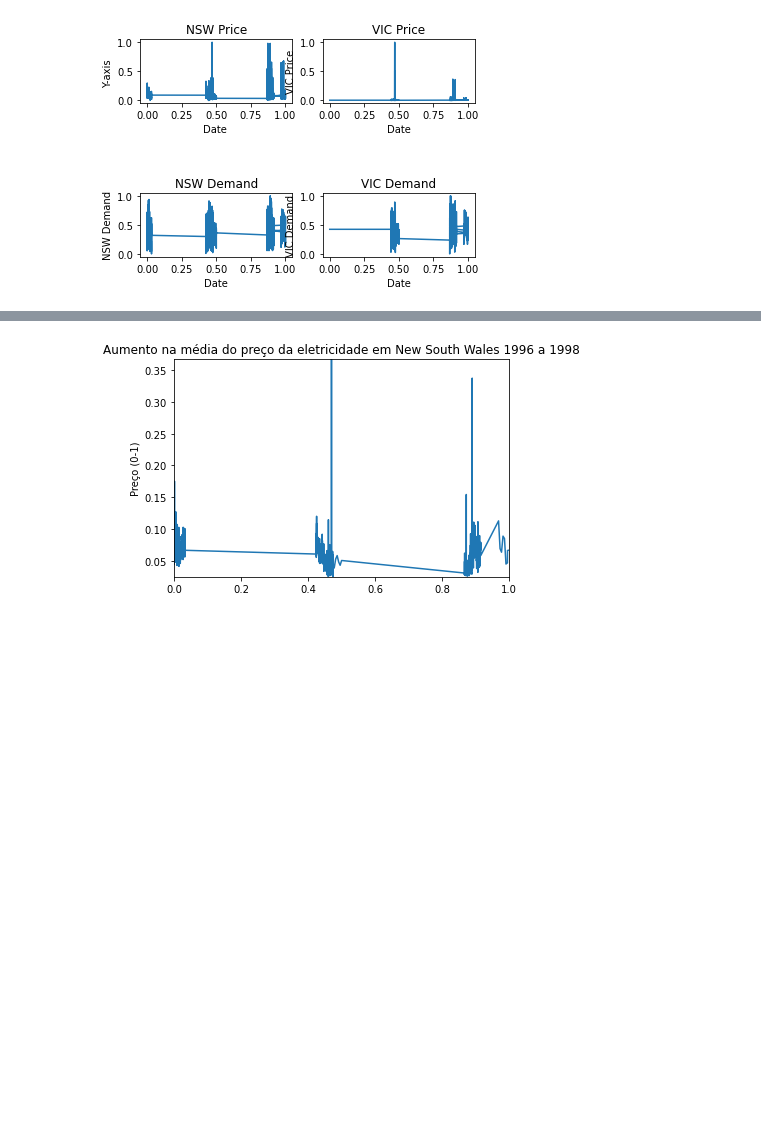
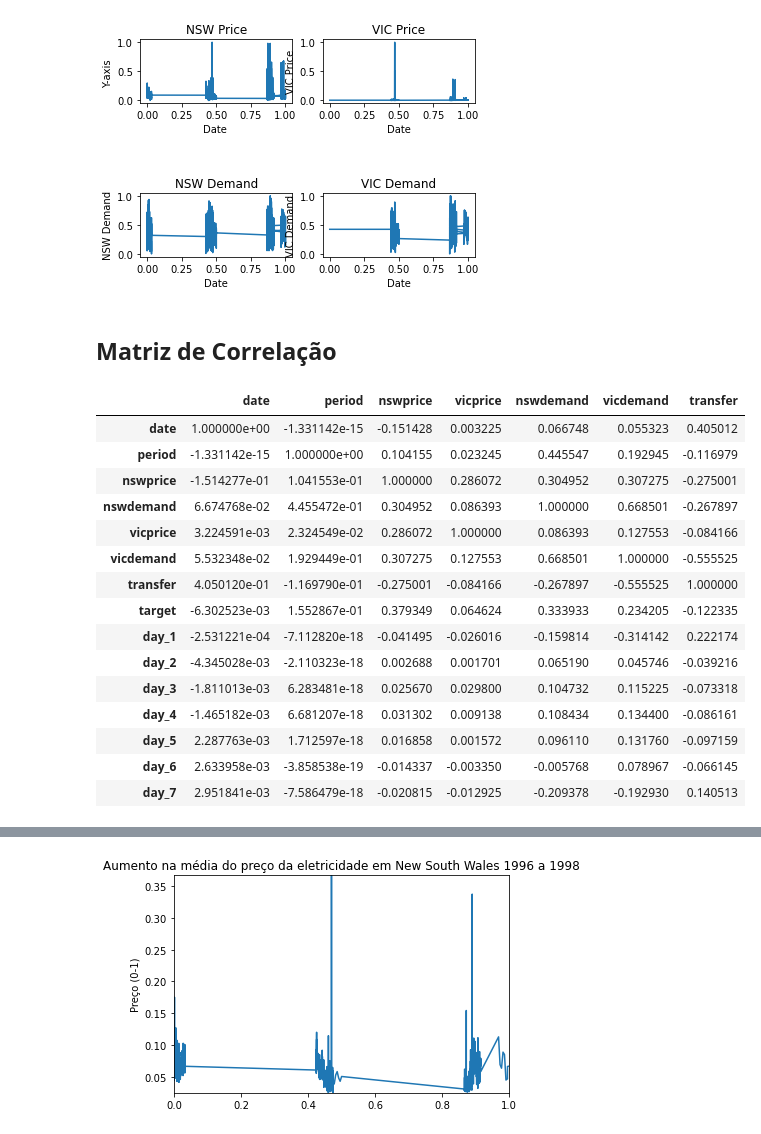
Before and after one commit to fernandops21/Case-Electricty, a Jupyter notebook: Case Electricity - Genial .ipynb, the cells around one changed output, grey strips where cells are left out. Drawn from its saved outputs; the diff is of its cells as text; code cells hidden in the pictures; blank space fills up the shorter version.

```diff
--- a/Case Electricity - Genial .ipynb
+++ b/Case Electricity - Genial .ipynb
@@ -72,5 +101,3 @@ transfer      float64
 class        category
 target          int32
 dtype: object
-# %%
-df["day"] = pd.to_numeric(df["day"])
@@ -90,0 +110,5 @@ Name: target, dtype: float64
+# %%
+df = df.drop('class', axis=1)
+df = pd.get_dummies(df, drop_first=False)
+
+df.head()
@@ -117,3 +150,25 @@ plt.ylabel('VIC Demand')
 plt.show()
 # %% [output]
 [figure]
+# %% [markdown]
+## Matriz de Correlação
+# %%
+correlation_matrix = df.corr()
+correlation_matrix[["date","period","nswprice","vicprice","nswdemand","vicdemand","transfer"]]
+# %% [output]
+|  | date | period | nswprice | vicprice | nswdemand | vicdemand | transfer |
+| date | 1.000000e+00 | -1.331142e-15 | -0.151428 | 0.003225 | 0.066748 | 0.055323 | 0.405012 |
+| period | -1.331142e-15 | 1.000000e+00 | 0.104155 | 0.023245 | 0.445547 | 0.192945 | -0.116979 |
+| nswprice | -1.514277e-01 | 1.041553e-01 | 1.000000 | 0.286072 | 0.304952 | 0.307275 | -0.275001 |
+| nswdemand | 6.674768e-02 | 4.455472e-01 | 0.304952 | 0.086393 | 1.000000 | 0.668501 | -0.267897 |
+| vicprice | 3.224591e-03 | 2.324549e-02 | 0.286072 | 1.000000 | 0.086393 | 0.127553 | -0.084166 |
+| vicdemand | 5.532348e-02 | 1.929449e-01 | 0.307275 | 0.127553 | 0.668501 | 1.000000 | -0.555525 |
+| transfer | 4.050120e-01 | -1.169790e-01 | -0.275001 | -0.084166 | -0.267897 | -0.555525 | 1.000000 |
+| target | -6.302523e-03 | 1.552867e-01 | 0.379349 | 0.064624 | 0.333933 | 0.234205 | -0.122335 |
+| day_1 | -2.531221e-04 | -7.112820e-18 | -0.041495 | -0.026016 | -0.159814 | -0.314142 | 0.222174 |
+| day_2 | -4.345028e-03 | -2.110323e-18 | 0.002688 | 0.001701 | 0.065190 | 0.045746 | -0.039216 |
+| day_3 | -1.811013e-03 | 6.283481e-18 | 0.025670 | 0.029800 | 0.104732 | 0.115225 | -0.073318 |
+| day_4 | -1.465182e-03 | 6.681207e-18 | 0.031302 | 0.009138 | 0.108434 | 0.134400 | -0.086161 |
+| day_5 | 2.287763e-03 | 1.712597e-18 | 0.016858 | 0.001572 | 0.096110 | 0.131760 | -0.097159 |
+| day_6 | 2.633958e-03 | -3.858538e-19 | -0.014337 | -0.003350 | -0.005768 | 0.078967 | -0.066145 |
+| day_7 | 2.951841e-03 | -7.586479e-18 | -0.020815 | -0.012925 | -0.209378 | -0.192930 | 0.140513 |
```
Also changed, not shown: parts of 21 cells of this notebook.
